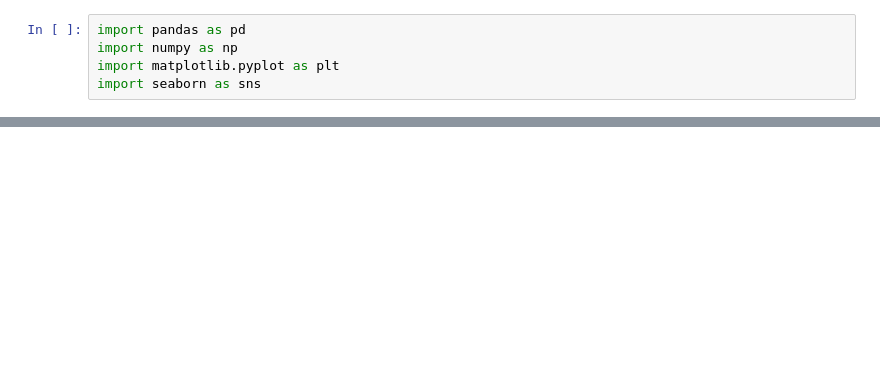
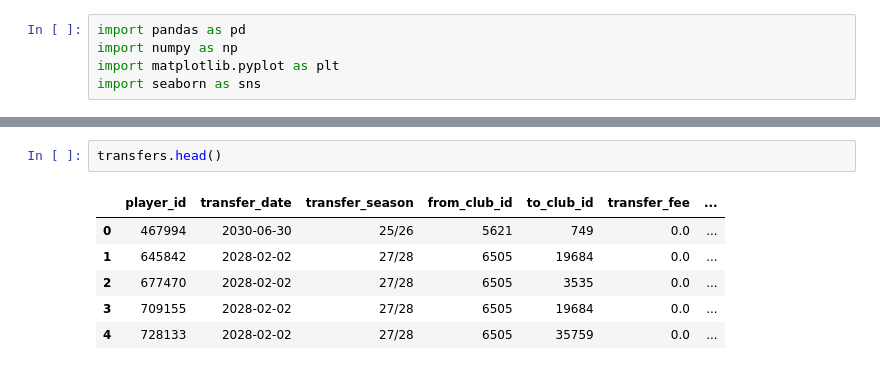
Before and after one commit to pyatnovov/football-transfer-fee-prediction, a Jupyter notebook: 01_data_preperation.ipynb, the cells around one changed output, grey strips where cells are left out. Cells and saved outputs as stored; diff of their text form; blank space fills up the shorter version.

```diff
--- a/01_data_preperation.ipynb
+++ b/01_data_preperation.ipynb
@@ -38,0 +95,9 @@ dtype: object
+# %%
+transfers.head()
+# %% [output]
+|  | player_id | transfer_date | transfer_season | from_club_id | to_club_id | transfer_fee | ... |
+| 0 | 467994 | 2030-06-30 | 25/26 | 5621 | 749 | 0.0 | ... |
+| 1 | 645842 | 2028-02-02 | 27/28 | 6505 | 19684 | 0.0 | ... |
+| 2 | 677470 | 2028-02-02 | 27/28 | 6505 | 3535 | 0.0 | ... |
+| 3 | 709155 | 2028-02-02 | 27/28 | 6505 | 19684 | 0.0 | ... |
+| 4 | 728133 | 2028-02-02 | 27/28 | 6505 | 35759 | 0.0 | ... |
```
Also changed, not shown: parts of 33 cells of this notebook, 2 other files.
